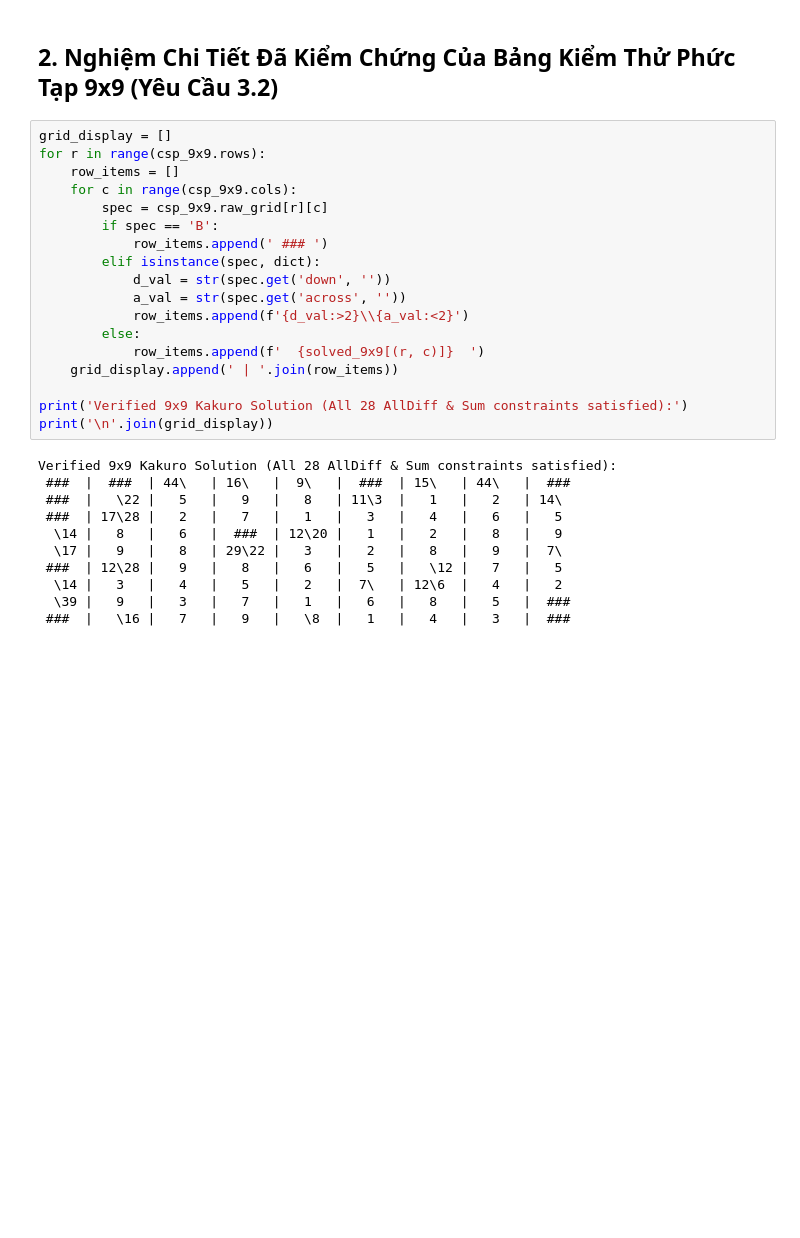
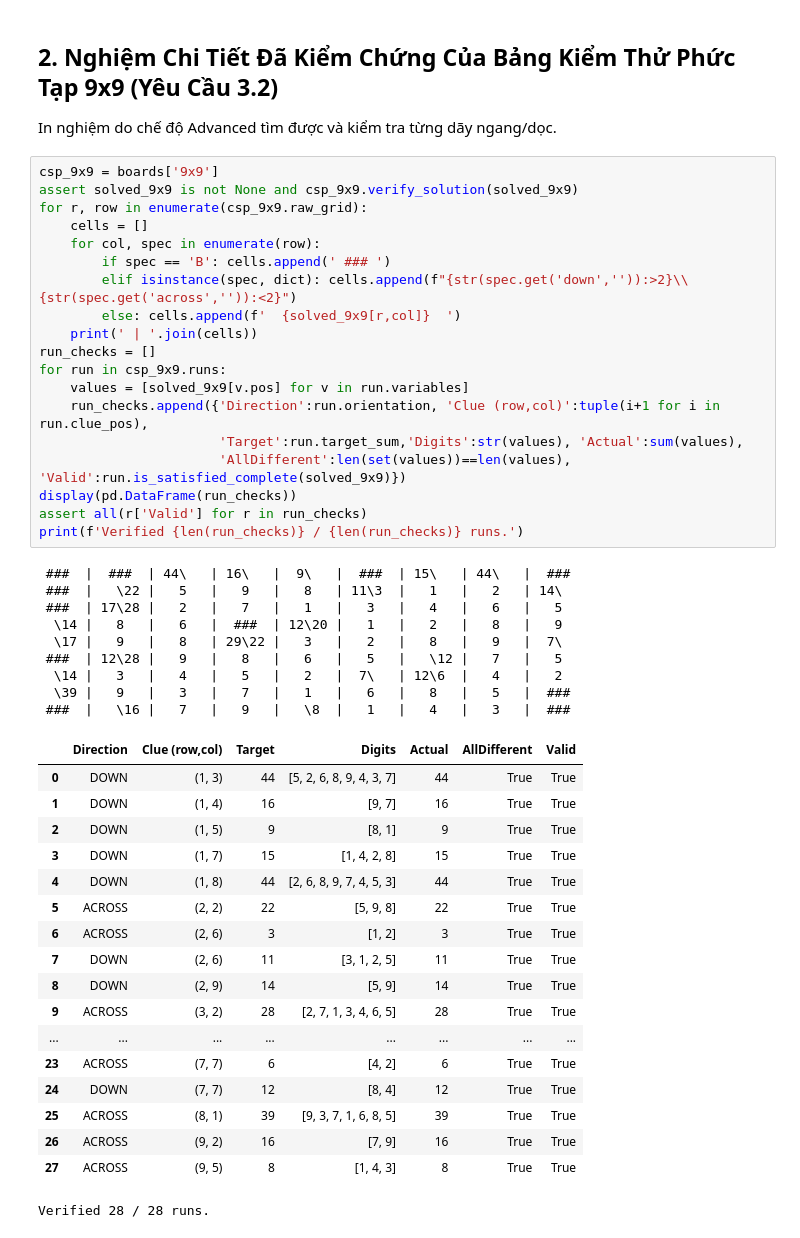
Before and after one commit to KDY006/classical-ai-suite, a Jupyter notebook: source/task3/experiments_task3.ipynb, the cells around one changed output. Saved outputs shown, nothing was run; the diff lists cells and outputs as text; blank space fills up the shorter version.

```diff
--- a/source/task3/experiments_task3.ipynb
+++ b/source/task3/experiments_task3.ipynb
@@ -109,31 +136,50 @@ plt.show()
 # %% [markdown]
 ## 2. Nghiệm Chi Tiết Đã Kiểm Chứng Của Bảng Kiểm Thử Phức Tạp 9x9 (Yêu Cầu 3.2)
+In nghiệm do chế độ Advanced tìm được và kiểm tra từng dãy ngang/dọc.
-# %%
-grid_display = []
-for r in range(csp_9x9.rows):
-    row_items = []
-    for c in range(csp_9x9.cols):
-        spec = csp_9x9.raw_grid[r][c]
-        if spec == 'B':
-            row_items.append(' ### ')
-        elif isinstance(spec, dict):
-            d_val = str(spec.get('down', ''))
-            a_val = str(spec.get('across', ''))
-            row_items.append(f'{d_val:>2}\\{a_val:<2}')
-        else:
-            row_items.append(f'  {solved_9x9[(r, c)]}  ')
-    grid_display.append(' | '.join(row_items))
-
-print('Verified 9x9 Kakuro Solution (All 28 AllDiff & Sum constraints satisfied):')
-print('\n'.join(grid_display))
-# %% [output]
-Verified 9x9 Kakuro Solution (All 28 AllDiff & Sum constraints satisfied):
- ###  |  ###  | 44\   | 16\   |  9\   |  ###  | 15\   | 44\   |  ###
- ###  |   \22 |   5   |   9   |   8   | 11\3  |   1   |   2   | 14\
- ###  | 17\28 |   2   |   7   |   1   |   3   |   4   |   6   |   5
-  \14 |   8   |   6   |  ###  | 12\20 |   1   |   2   |   8   |   9
-  \17 |   9   |   8   | 29\22 |   3   |   2   |   8   |   9   |  7\
- ###  | 12\28 |   9   |   8   |   6   |   5   |   \12 |   7   |   5
-  \14 |   3   |   4   |   5   |   2   |  7\   | 12\6  |   4   |   2
-  \39 |   9   |   3   |   7   |   1   |   6   |   8   |   5   |  ###
- ###  |   \16 |   7   |   9   |   \8  |   1   |   4   |   3   |  ###
+# %%
+csp_9x9 = boards['9x9']
+assert solved_9x9 is not None and csp_9x9.verify_solution(solved_9x9)
+for r, row in enumerate(csp_9x9.raw_grid):
+    cells = []
+    for col, spec in enumerate(row):
+        if spec == 'B': cells.append(' ### ')
+        elif isinstance(spec, dict): cells.append(f"{str(spec.get('down','')):>2}\\{str(spec.get('across','')):<2}")
+        else: cells.append(f'  {solved_9x9[r,col]}  ')
+    print(' | '.join(cells))
+run_checks = []
+for run in csp_9x9.runs:
+    values = [solved_9x9[v.pos] for v in run.variables]
+    run_checks.append({'Direction':run.orientation, 'Clue (row,col)':tuple(i+1 for i in run.clue_pos),
+                       'Target':run.target_sum,'Digits':str(values), 'Actual':sum(values),
+                       'AllDifferent':len(set(values))==len(values), 'Valid':run.is_satisfied_complete(solved_9x9)})
+display(pd.DataFrame(run_checks))
+assert all(r['Valid'] for r in run_checks)
+print(f'Verified {len(run_checks)} / {len(run_checks)} runs.')
+# %% [output]
+ ###  |  ###  | 44\   | 16\   |  9\   |  ###  | 15\   | 44\   |  ###
+ ###  |   \22 |   5   |   9   |   8   | 11\3  |   1   |   2   | 14\
+ ###  | 17\28 |   2   |   7   |   1   |   3   |   4   |   6   |   5
+  \14 |   8   |   6   |  ###  | 12\20 |   1   |   2   |   8   |   9
+  \17 |   9   |   8   | 29\22 |   3   |   2   |   8   |   9   |  7\
+ ###  | 12\28 |   9   |   8   |   6   |   5   |   \12 |   7   |   5
+  \14 |   3   |   4   |   5   |   2   |  7\   | 12\6  |   4   |   2
+  \39 |   9   |   3   |   7   |   1   |   6   |   8   |   5   |  ###
+ ###  |   \16 |   7   |   9   |   \8  |   1   |   4   |   3   |  ###
+|  | Direction | Clue (row,col) | Target | Digits | Actual | AllDifferent | Valid |
+| 0 | DOWN | (1, 3) | 44 | [5, 2, 6, 8, 9, 4, 3, 7] | 44 | True | True |
+| 1 | DOWN | (1, 4) | 16 | [9, 7] | 16 | True | True |
+| 2 | DOWN | (1, 5) | 9 | [8, 1] | 9 | True | True |
+| 3 | DOWN | (1, 7) | 15 | [1, 4, 2, 8] | 15 | True | True |
+| 4 | DOWN | (1, 8) | 44 | [2, 6, 8, 9, 7, 4, 5, 3] | 44 | True | True |
+| 5 | ACROSS | (2, 2) | 22 | [5, 9, 8] | 22 | True | True |
+| 6 | ACROSS | (2, 6) | 3 | [1, 2] | 3 | True | True |
+| 7 | DOWN | (2, 6) | 11 | [3, 1, 2, 5] | 11 | True | True |
+| 8 | DOWN | (2, 9) | 14 | [5, 9] | 14 | True | True |
+| 9 | ACROSS | (3, 2) | 28 | [2, 7, 1, 3, 4, 6, 5] | 28 | True | True |
+| ... | ... | ... | ... | ... | ... | ... | ... |
+| 23 | ACROSS | (7, 7) | 6 | [4, 2] | 6 | True | True |
+| 24 | DOWN | (7, 7) | 12 | [8, 4] | 12 | True | True |
+| 25 | ACROSS | (8, 1) | 39 | [9, 3, 7, 1, 6, 8, 5] | 39 | True | True |
+| 26 | ACROSS | (9, 2) | 16 | [7, 9] | 16 | True | True |
+| 27 | ACROSS | (9, 5) | 8 | [1, 4, 3] | 8 | True | True |
+Verified 28 / 28 runs.
```
Also changed, not shown: parts of 14 cells of this notebook, 12 other files.
